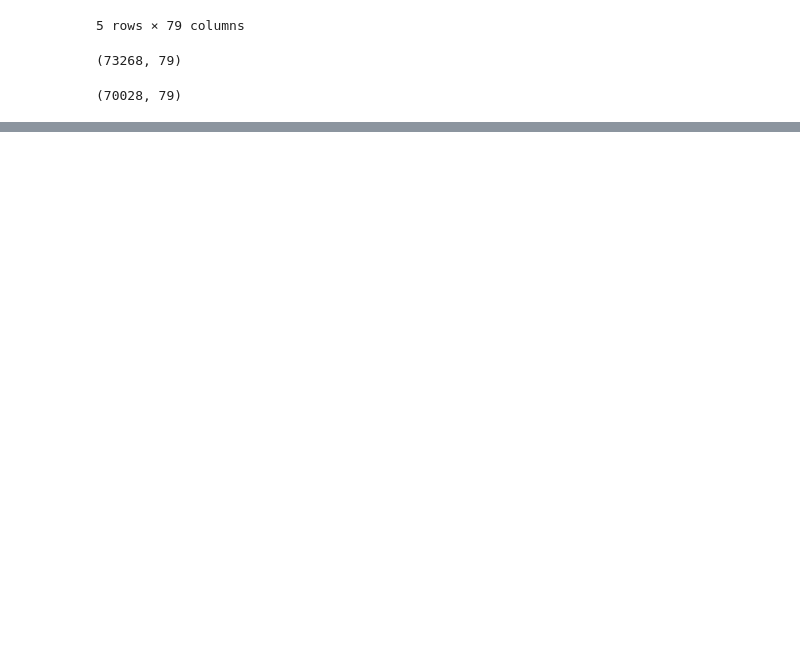
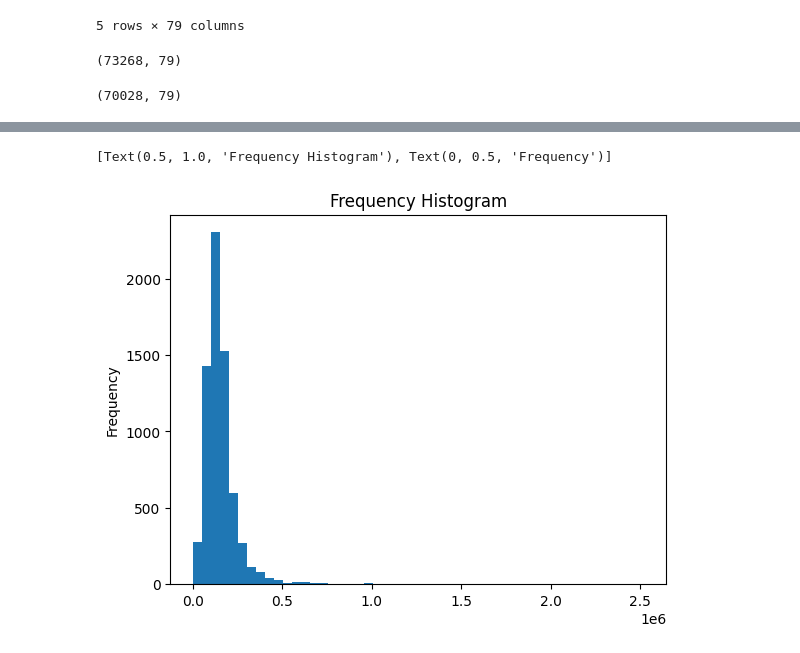
Before and after one commit to alphasigma25/VI-2022, a Jupyter notebook: test.ipynb, the cells around one changed output, grey strips where cells are left out. Cells and saved outputs as stored; diff of their text form; code cells hidden in the pictures; blank space fills up the shorter version.

```diff
--- a/test.ipynb
+++ b/test.ipynb
@@ -119,0 +122,11 @@ plt.scatter(data_df['Country'],data_df['MentalHealth - I have a mood or emotiona
+# %%
+# Display the salary distribution between Bachelor and Master degree
+# First, get the bachelor and master of the US
+bs_ms_df = data_df[data_df['Country']=='United States of America']
+bs_ms_df = bs_ms_df[bs_ms_df['CompTotal'] < 10e6]
+bs_ms_df = bs_ms_df.loc[bs_ms_df['EdLevel'].str.startswith(('Bachelor', 'Master'), na=False)]
+plt.hist(bs_ms_df['CompTotal'], bins=50)
+plt.gca().set(title='Frequency Histogram', ylabel='Frequency')
+# %% [output]
+[Text(0.5, 1.0, 'Frequency Histogram'), Text(0, 0.5, 'Frequency')]
+[figure, added]
```
Also changed, not shown: parts of 9 cells of this notebook.
